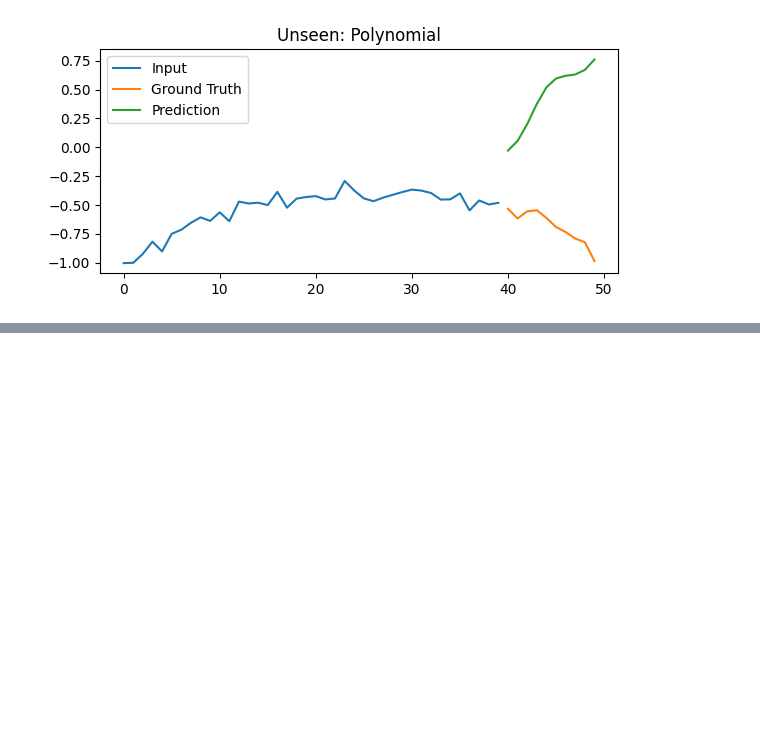
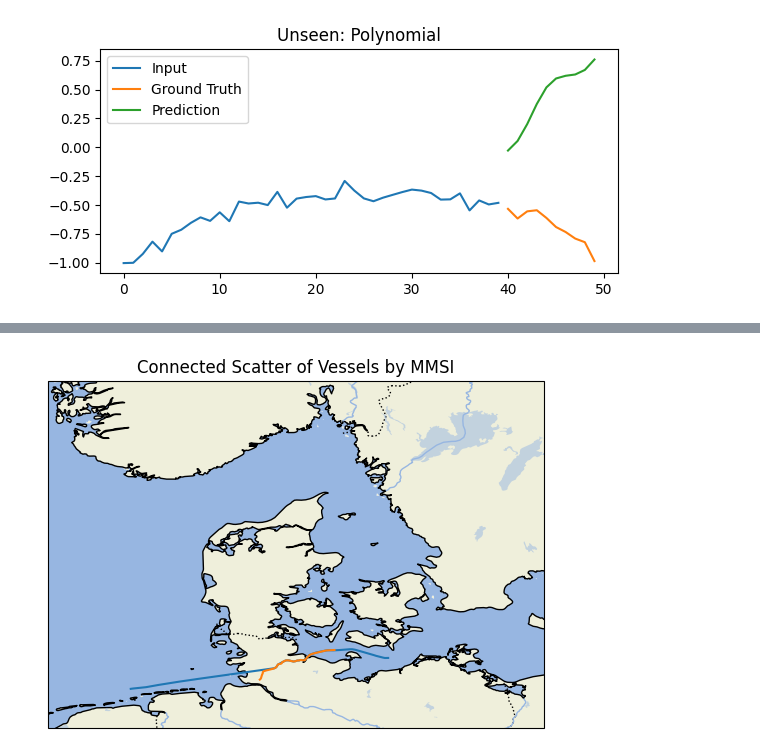
Before and after one commit to veronikal24/DeepLearning, a Jupyter notebook: testing_kevin.ipynb, the cells around one changed output, grey strips where cells are left out. Cells and saved outputs as stored; diff of their text form; code cells hidden in the pictures; blank space fills up the shorter version.

```diff
--- a/testing_kevin.ipynb
+++ b/testing_kevin.ipynb
@@ -483,0 +506,9 @@ for name, f in unseen_funcs:
+# %%
+from dataloader import get_ID_by_coords
+
+weird = []
+weird.append(get_ID_by_coords(df, 54.16, 9.50))
+weird.append(get_ID_by_coords(df, 53.5, 6.5))
+plot_paths_on_map(df[df["MMSI"].isin(weird)])
+# %% [output]
+[figure, added]
```
Also changed, not shown: parts of 6 cells of this notebook.
